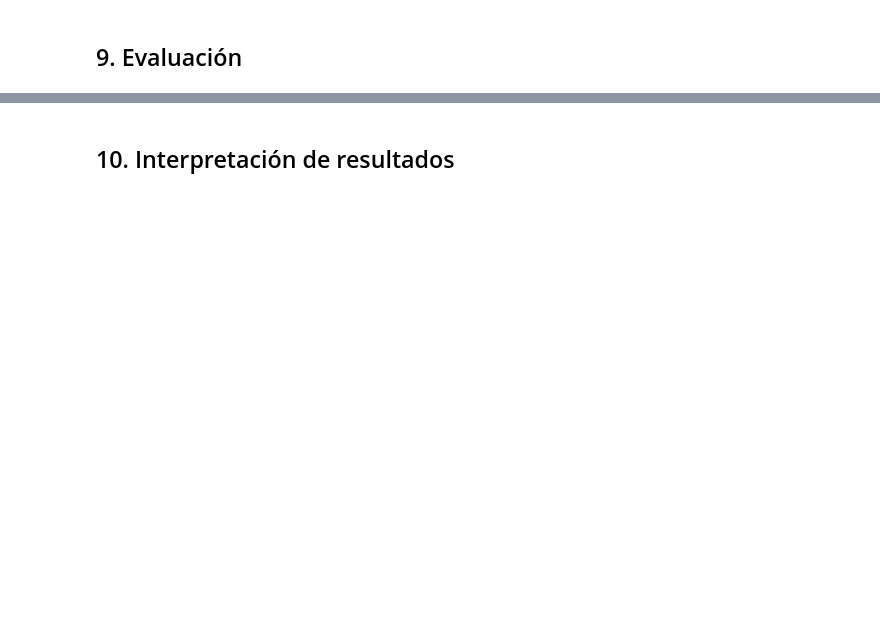
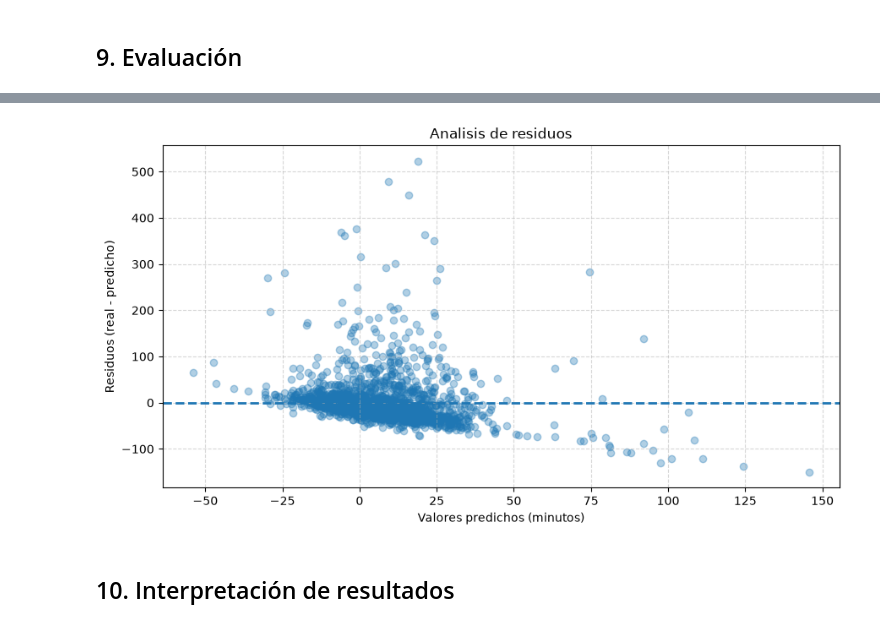
Before and after one commit to LauraKamila-Ink/Prediccion_Retrasos_Vuelos--Modelos1_GrupoB, a Jupyter notebook: fase-1/notebook.ipynb, the cells around one changed output, grey strips where cells are left out. Cells and saved outputs as stored; diff of their text form; code cells hidden in the pictures; blank space fills up the shorter version.

```diff
--- a/fase-1/notebook.ipynb
+++ b/fase-1/notebook.ipynb
@@ -766,2 +1561,43 @@ print(f"Correlación lineal de crs_dep_time con {OBJETIVO}: "
+# %%
+residuos = (
+    y_test - y_test_pred_mod
+)
+
+plt.figure(figsize=(9, 5))
+
+plt.scatter(
+    y_test_pred_mod,
+    residuos,
+    alpha=0.35
+)
+
+plt.axhline(
+    0,
+    linestyle="--",
+    linewidth=2
+)
+
+plt.title(
+    "Analisis de residuos"
+)
+
+plt.xlabel(
+    "Valores predichos (minutos)"
+)
+
+plt.ylabel(
+    "Residuos (real - predicho)"
+)
+
+plt.grid(
+    True,
+    linestyle="--",
+    alpha=0.5
+)
+
+plt.tight_layout()
+plt.show()
+# %% [output]
+[figure, added]
 # %% [markdown]
 ## 10. Interpretación de resultados
```
Also changed, not shown: parts of 42 cells of this notebook, 2 other files.
